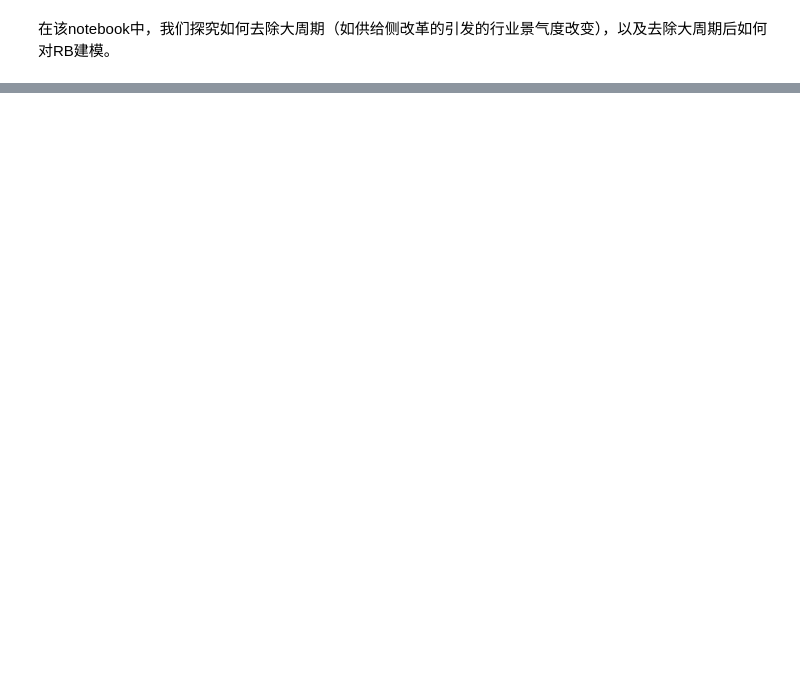
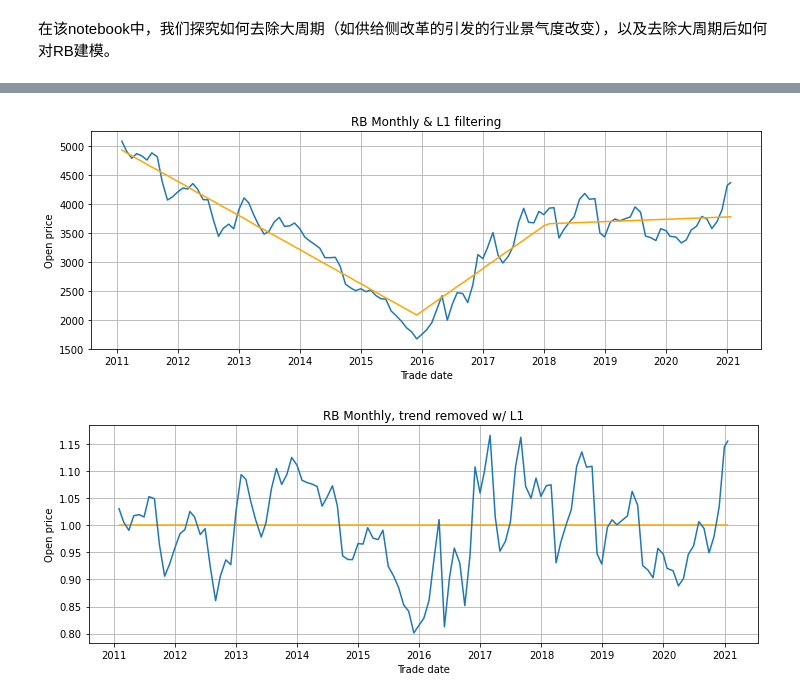
Before and after one commit to markzhao98/CMS-research, a Jupyter notebook: 大周期.ipynb, the cells around one changed output, grey strips where cells are left out. Saved outputs shown, nothing was run; the diff lists cells and outputs as text; code cells hidden in the pictures; blank space fills up the shorter version.

```diff
--- a/大周期.ipynb
+++ b/大周期.ipynb
@@ -32,2 +34,27 @@ plt.show()
+# %%
+plt.figure(figsize=(12, 4))
+plt.plot(RB.monthly.trade_date, RB.monthly.Open_filter.values)
+plt.plot(RB.monthly.trade_date, L1(RB.monthly.Open_filter.values, lamb = 20000),
+         color = 'orange')
+plt.title(RB.code + ' Monthly & L1 filtering')
+plt.xlabel('Trade date')
+plt.ylabel('Open price')
+plt.grid()
+plt.show()
+
+plt.figure(figsize=(12, 4))
+plt.plot(RB.monthly.trade_date, RB.monthly.Open_filter.values/L1(RB.monthly.Open_filter.values, lamb = 20000))
+plt.hlines(y = 1,
+           xmin = RB.monthly.trade_date.values[0],
+           xmax = RB.monthly.trade_date.values[-1],
+           colors = 'orange')
+plt.title(RB.code + ' Monthly, trend removed w/ L1')
+plt.xlabel('Trade date')
+plt.ylabel('Open price')
+plt.grid()
+plt.show()
+# %% [output]
+[figure, added]
+[figure, added]
 # %%
 plt.figure(figsize=(12, 4))
```
Also changed, not shown: parts of 8 cells of this notebook.
